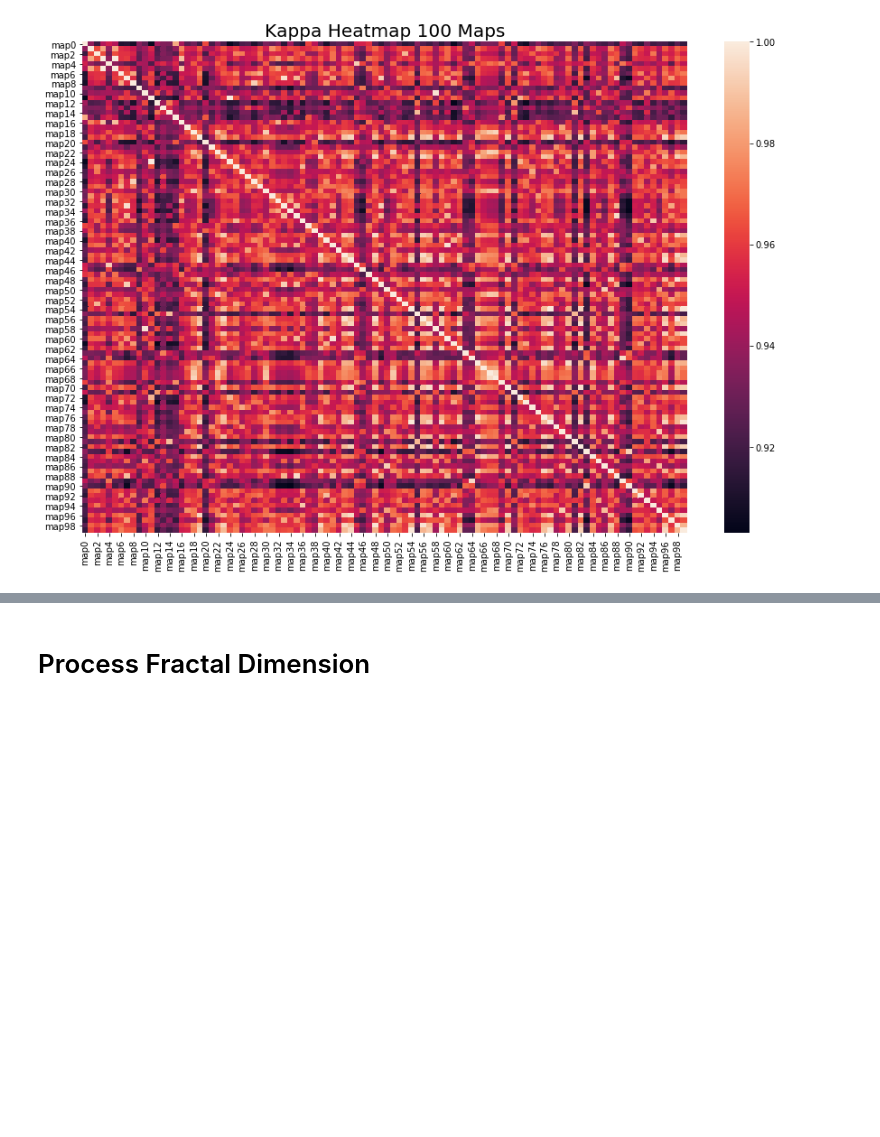
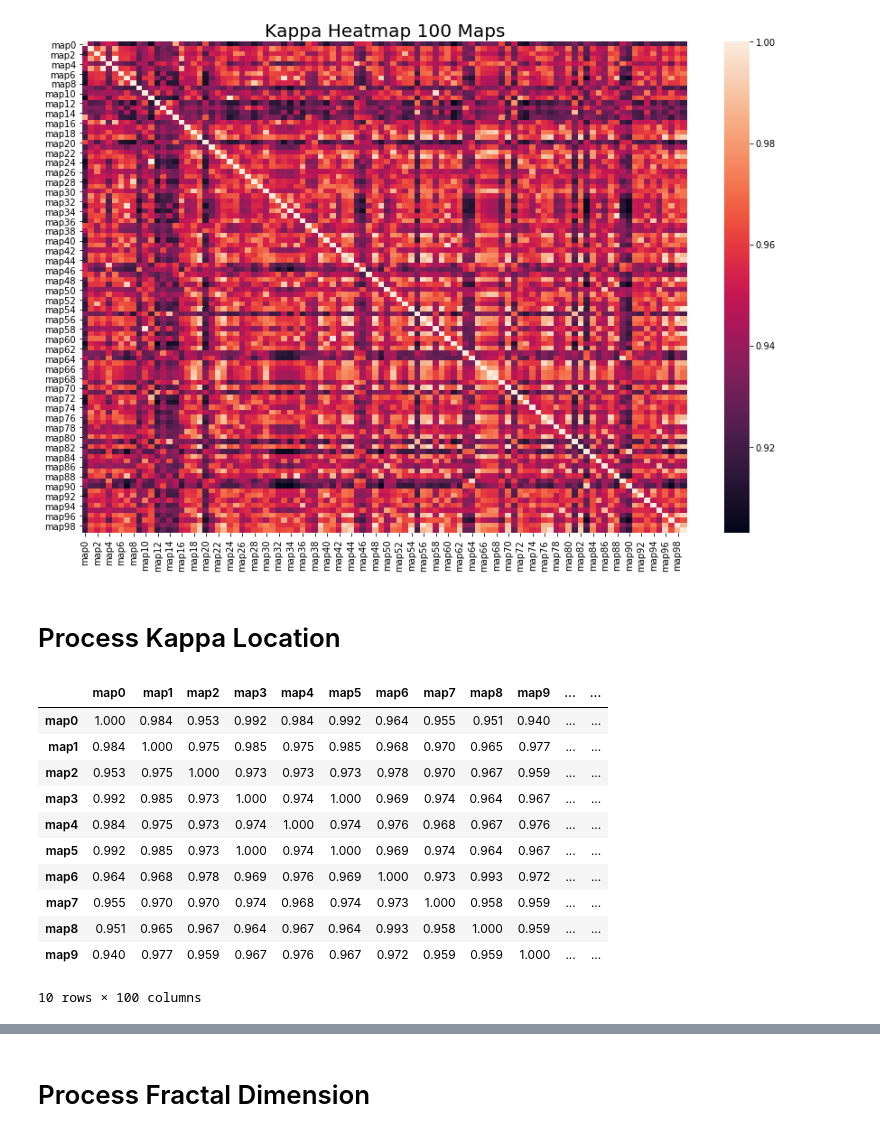
Before and after one commit to OQuispel/metric_clustering, a Jupyter notebook: cmdprompt_mck.ipynb, the cells around one changed output, grey strips where cells are left out. Drawn from its saved outputs; the diff is of its cells as text; code cells hidden in the pictures; blank space fills up the shorter version.

```diff
--- a/cmdprompt_mck.ipynb
+++ b/cmdprompt_mck.ipynb
@@ -123,3 +136,5 @@ _ = sns.heatmap(df_kappa)
 _ = plt.title("Kappa Heatmap 100 Maps", fontsize =20)
 # %% [output]
 [figure]
+# %% [markdown]
+# Process Kappa Location
@@ -125,0 +158,16 @@ _ = plt.title("Kappa Heatmap 100 Maps", fontsize =20)
+# %%
+df_loc = df_loc.astype(float).round(decimals=3)
+df_loc.head(10)
+# %% [output]
+|  | map0 | map1 | map2 | map3 | map4 | map5 | map6 | map7 | map8 | map9 | ... | ... |
+| map0 | 1.000 | 0.984 | 0.953 | 0.992 | 0.984 | 0.992 | 0.964 | 0.955 | 0.951 | 0.940 | ... | ... |
+| map1 | 0.984 | 1.000 | 0.975 | 0.985 | 0.975 | 0.985 | 0.968 | 0.970 | 0.965 | 0.977 | ... | ... |
+| map2 | 0.953 | 0.975 | 1.000 | 0.973 | 0.973 | 0.973 | 0.978 | 0.970 | 0.967 | 0.959 | ... | ... |
+| map3 | 0.992 | 0.985 | 0.973 | 1.000 | 0.974 | 1.000 | 0.969 | 0.974 | 0.964 | 0.967 | ... | ... |
+| map4 | 0.984 | 0.975 | 0.973 | 0.974 | 1.000 | 0.974 | 0.976 | 0.968 | 0.967 | 0.976 | ... | ... |
+| map5 | 0.992 | 0.985 | 0.973 | 1.000 | 0.974 | 1.000 | 0.969 | 0.974 | 0.964 | 0.967 | ... | ... |
+| map6 | 0.964 | 0.968 | 0.978 | 0.969 | 0.976 | 0.969 | 1.000 | 0.973 | 0.993 | 0.972 | ... | ... |
+| map7 | 0.955 | 0.970 | 0.970 | 0.974 | 0.968 | 0.974 | 0.973 | 1.000 | 0.958 | 0.959 | ... | ... |
+| map8 | 0.951 | 0.965 | 0.967 | 0.964 | 0.967 | 0.964 | 0.993 | 0.958 | 1.000 | 0.959 | ... | ... |
+| map9 | 0.940 | 0.977 | 0.959 | 0.967 | 0.976 | 0.967 | 0.972 | 0.959 | 0.959 | 1.000 | ... | ... |
+10 rows × 100 columns
```
Also changed, not shown: parts of 17 cells of this notebook, 1 other file.
